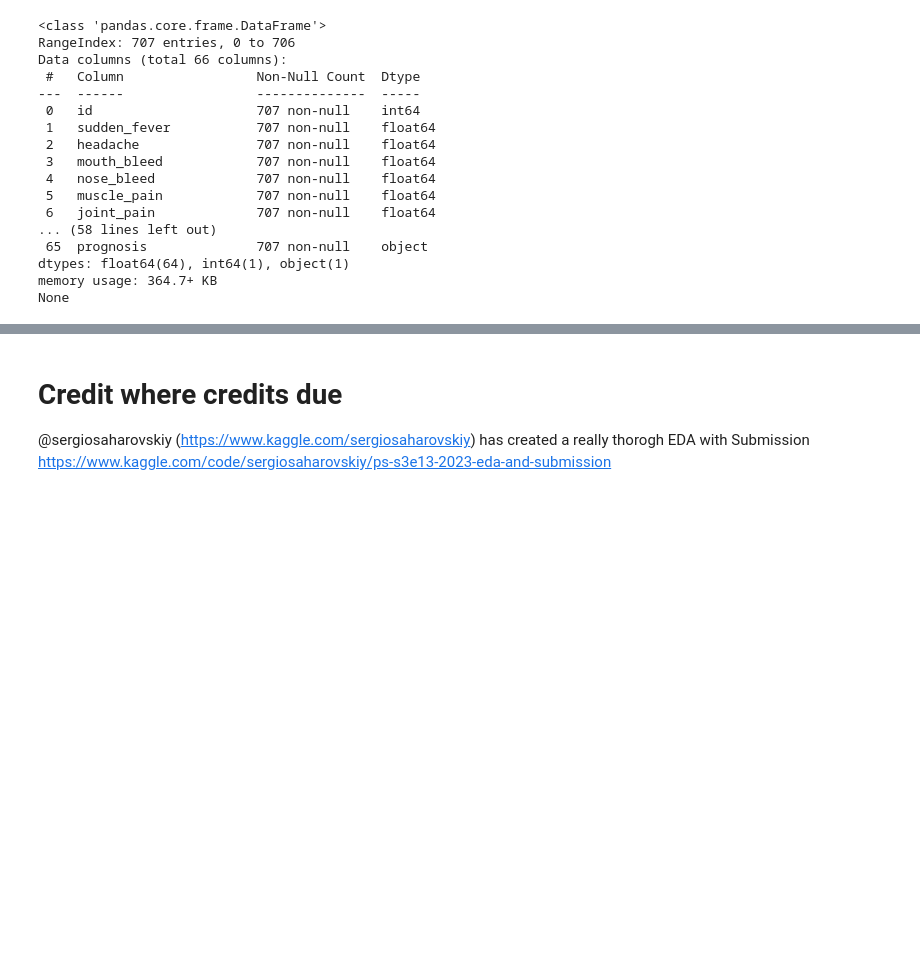
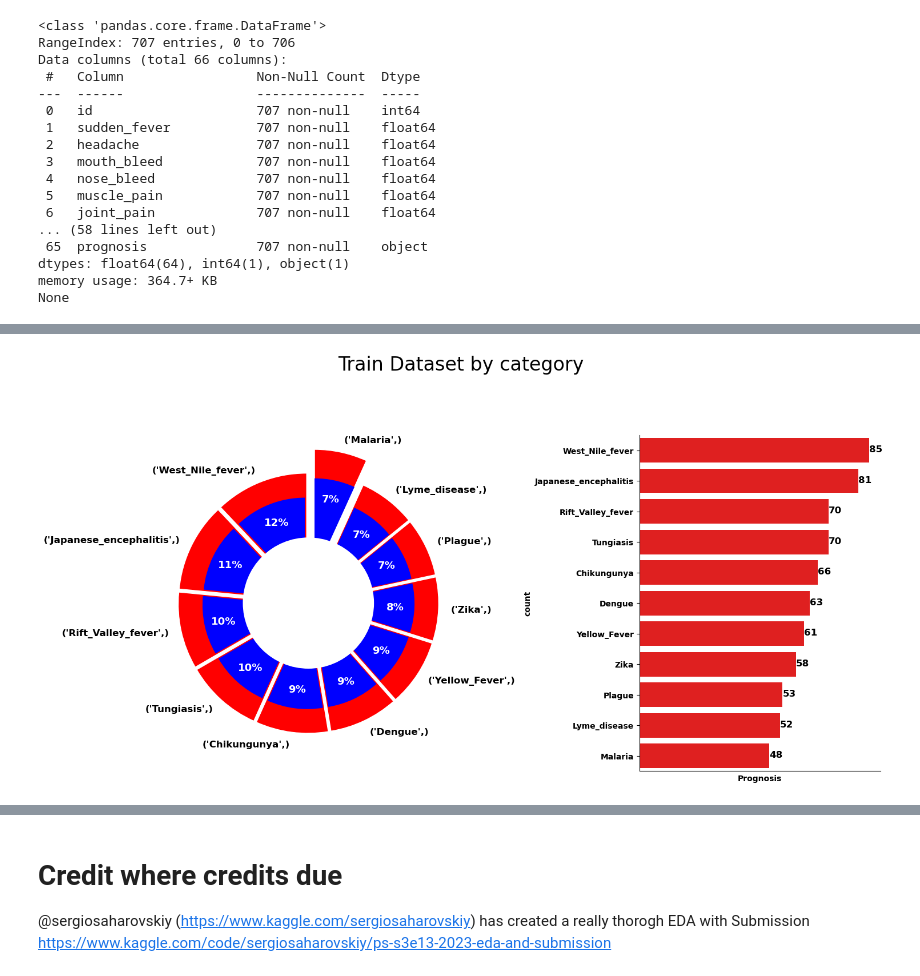
Before and after one commit to davidcoxon/Kaggle, a Jupyter notebook: visualising-playground-3-data.ipynb, the cells around one changed output, grey strips where cells are left out. Cells and saved outputs as stored; diff of their text form; code cells hidden in the pictures; blank space fills up the shorter version.

```diff
--- a/visualising-playground-3-data.ipynb
+++ b/visualising-playground-3-data.ipynb
@@ -119,0 +147,83 @@ None
+# %%
+# This is a very nice visual @sergiosaharovskiy
+
+def plot_count(df: pd.core.frame.DataFrame, col_list: list, title_name: str='Train') -> None:
+    """Draws the pie and count plots for categorical variables.
+
+    Args:
+        df: train or test dataframes
+        col_list: a list of the selected categorical variables.
+        title_name: 'Train' or 'Test' (default 'Train')
+
+    Returns:
+        subplots of size (len(col_list), 2)
+    """
+    f, ax = plt.subplots(len(col_list), 2, figsize=(15, 8))
+    plt.subplots_adjust(wspace=0)
+
+    s1 = df[col_list].value_counts()
+    N = len(s1)
+    outer_sizes = s1
+    inner_sizes = s1/N
+    outer_colors = "r" * N
+    inner_colors = "b" * N
+
+    ax[0].pie(
+        outer_sizes,colors=outer_colors,
+        labels=s1.index.tolist(),
+        startangle=90,frame=True, radius=1.3,
+        explode=([0.05]*(N-1) + [.3]),
+        wedgeprops={ 'linewidth' : 1, 'edgecolor' : 'white'},
+        textprops={'fontsize': 12, 'weight': 'bold'}
+    )
+
+    textprops = {
+        'size':13,
+        'weight': 'bold',
+        'color':'white'
+    }
+
+    ax[0].pie(
+        inner_sizes, colors=inner_colors,
+        radius=1, startangle=90,
+        autopct='%1.f%%',explode=([.1]*(N-1) + [.3]),
+        pctdistance=0.8, textprops=textprops
+    )
+
+    center_circle = plt.Circle((0,0), .68, color='black',
+                               fc='white', linewidth=0)
+    ax[0].add_artist(center_circle)
+
+    order = s1.index.get_level_values(0).tolist()
+    sns.countplot(
+        y=df[col_list[0]], ax=ax[1],
+       orient='horizontal',  order=order, color='r'
+    )
+
+    ax[1].spines['top'].set_visible(False)
+    ax[1].spines['right'].set_visible(False)
+    ax[1].tick_params(
+        axis='x',
+        which='both',
+        bottom=False,
+        labelbottom=False
+    )
+
+#     barchart
+    for i, v in enumerate(s1):
+        ax[1].text(v, i+0.05, str(v), color='black',
+                     fontweight='bold', fontsize=12)
+
+#     plt.title(col_list)
+    plt.setp(ax[1].get_yticklabels(), fontweight="bold")
+    plt.setp(ax[1].get_xticklabels(), fontweight="bold")
+    ax[1].set_xlabel('Prognosis', fontweight="bold", color='black')
+    ax[1].set_ylabel('count', fontweight="bold", color='black')
+
+    f.suptitle(f'{title_name} Dataset by category', fontsize=24)
+    plt.tight_layout()
+#     plt.savefig('data/plot_count.png')
+    plt.show()
+plot_count(train_df, ['prognosis'], 'Train')
+# %% [output]
+[figure, added]
```
Also changed, not shown: parts of 11 cells of this notebook.
